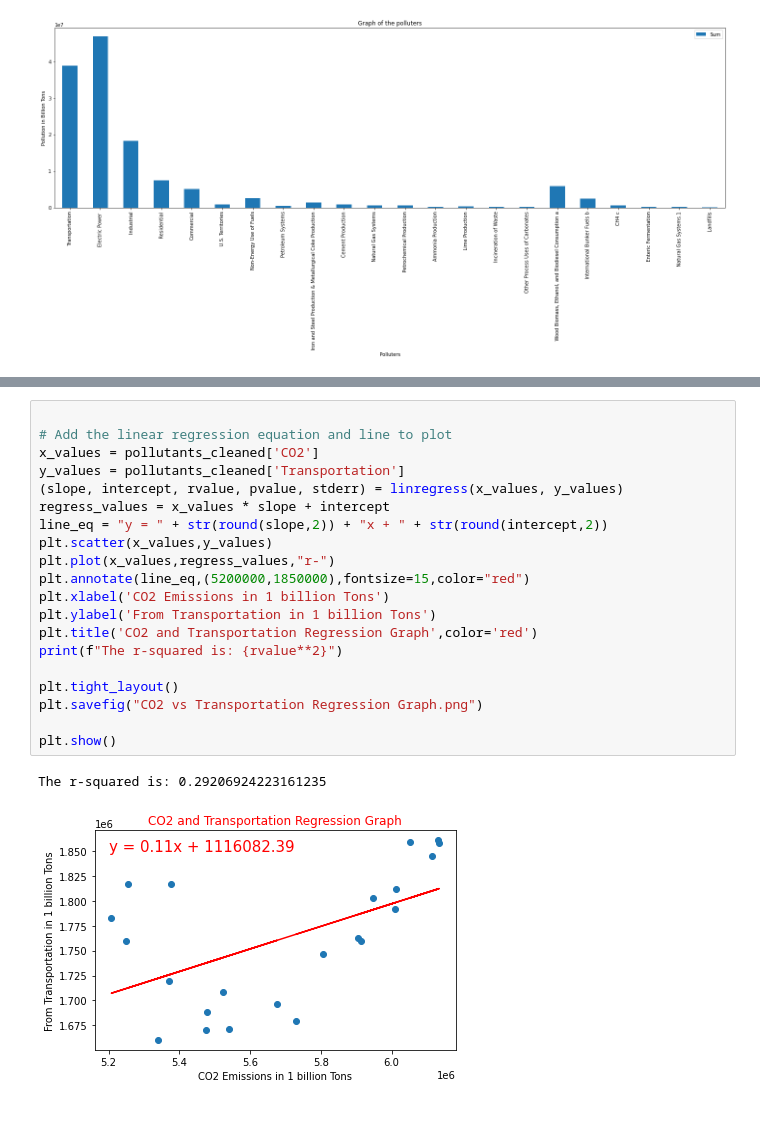
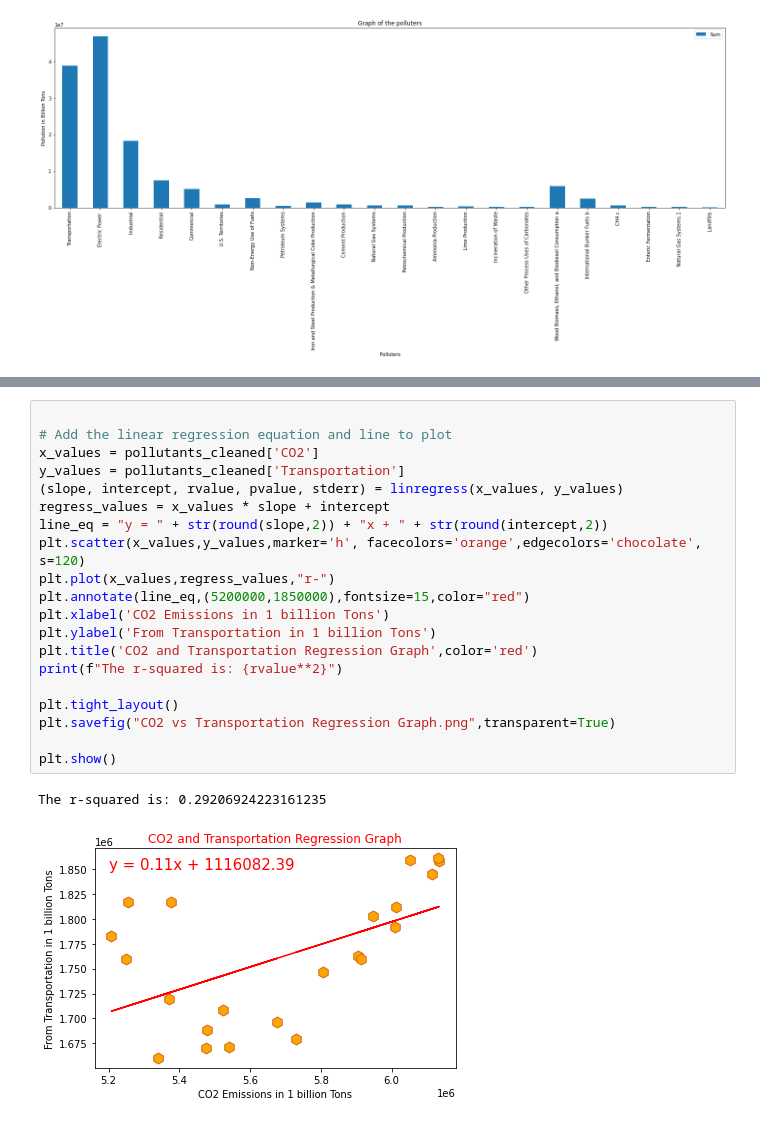
Before and after one commit to nataliaxmoreno/project-1-Group3, a Jupyter notebook: data sets/graphs_high_polluters.ipynb, the cells around one changed output, grey strips where cells are left out. Drawn from its saved outputs; the diff is of its cells as text.

```diff
--- a/data sets/graphs_high_polluters.ipynb
+++ b/data sets/graphs_high_polluters.ipynb
@@ -204,26 +204,26 @@ fig.savefig("CO2 and Transportation.png", bbox_inches='tight')
 # %%
 
 # Add the linear regression equation and line to plot
 x_values = pollutants_cleaned['CO2']
 y_values = pollutants_cleaned['Transportation']
 (slope, intercept, rvalue, pvalue, stderr) = linregress(x_values, y_values)
 regress_values = x_values * slope + intercept
 line_eq = "y = " + str(round(slope,2)) + "x + " + str(round(intercept,2))
-plt.scatter(x_values,y_values)
+plt.scatter(x_values,y_values,marker='h', facecolors='orange',edgecolors='chocolate', s=120)
 plt.plot(x_values,regress_values,"r-")
 plt.annotate(line_eq,(5200000,1850000),fontsize=15,color="red")
 plt.xlabel('CO2 Emissions in 1 billion Tons')
 plt.ylabel('From Transportation in 1 billion Tons')
 plt.title('CO2 and Transportation Regression Graph',color='red')
 print(f"The r-squared is: {rvalue**2}")
 
 plt.tight_layout()
-plt.savefig("CO2 vs Transportation Regression Graph.png")
+plt.savefig("CO2 vs Transportation Regression Graph.png",transparent=True)
 
 plt.show()
 # %% [output]
 The r-squared is: 0.29206924223161235
-[figure, old version]
+[figure, new version]
 # %%
 #print(pollutants_cleaned['Electric Power '])
 fig, ax1 = plt.subplots()
```
Also changed, not shown: parts of 6 cells of this notebook, 7 other files.
